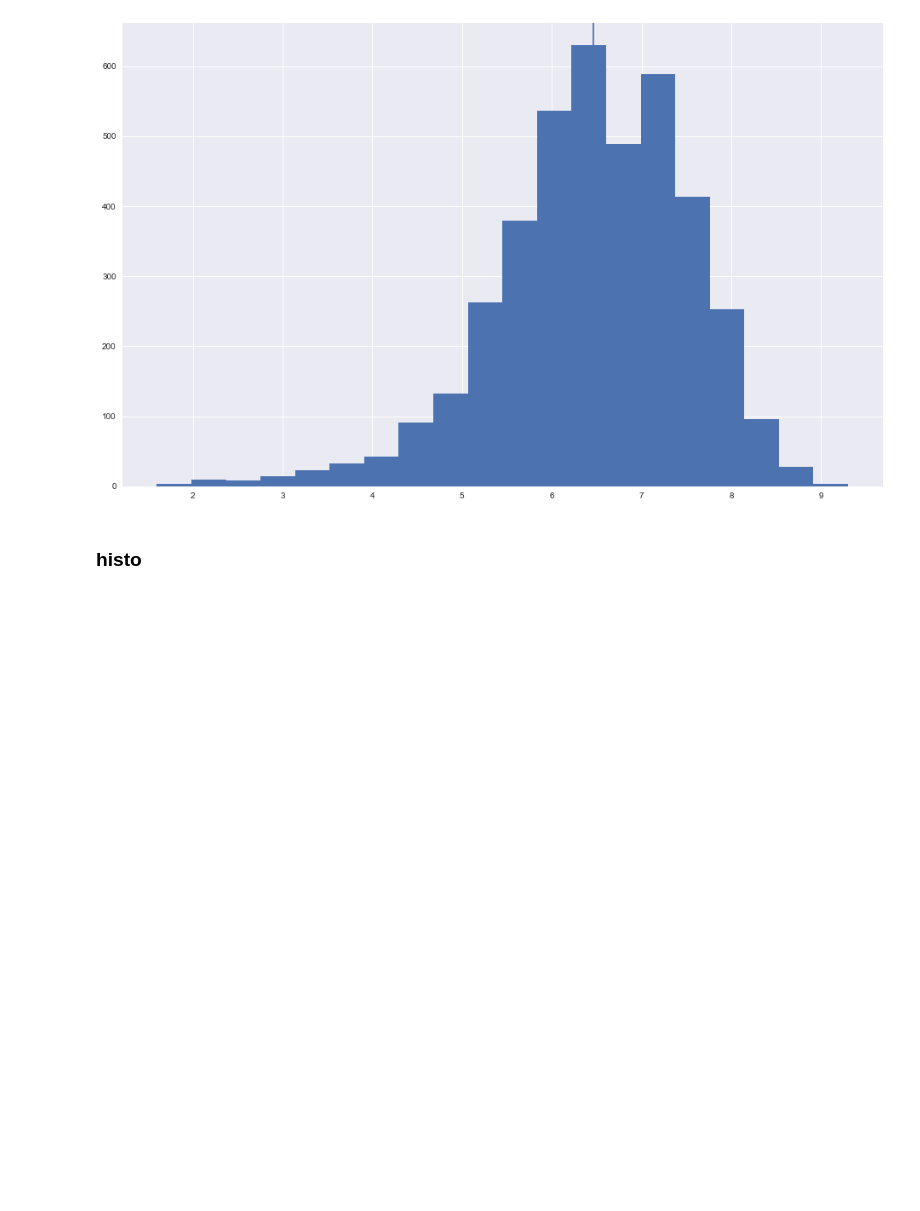
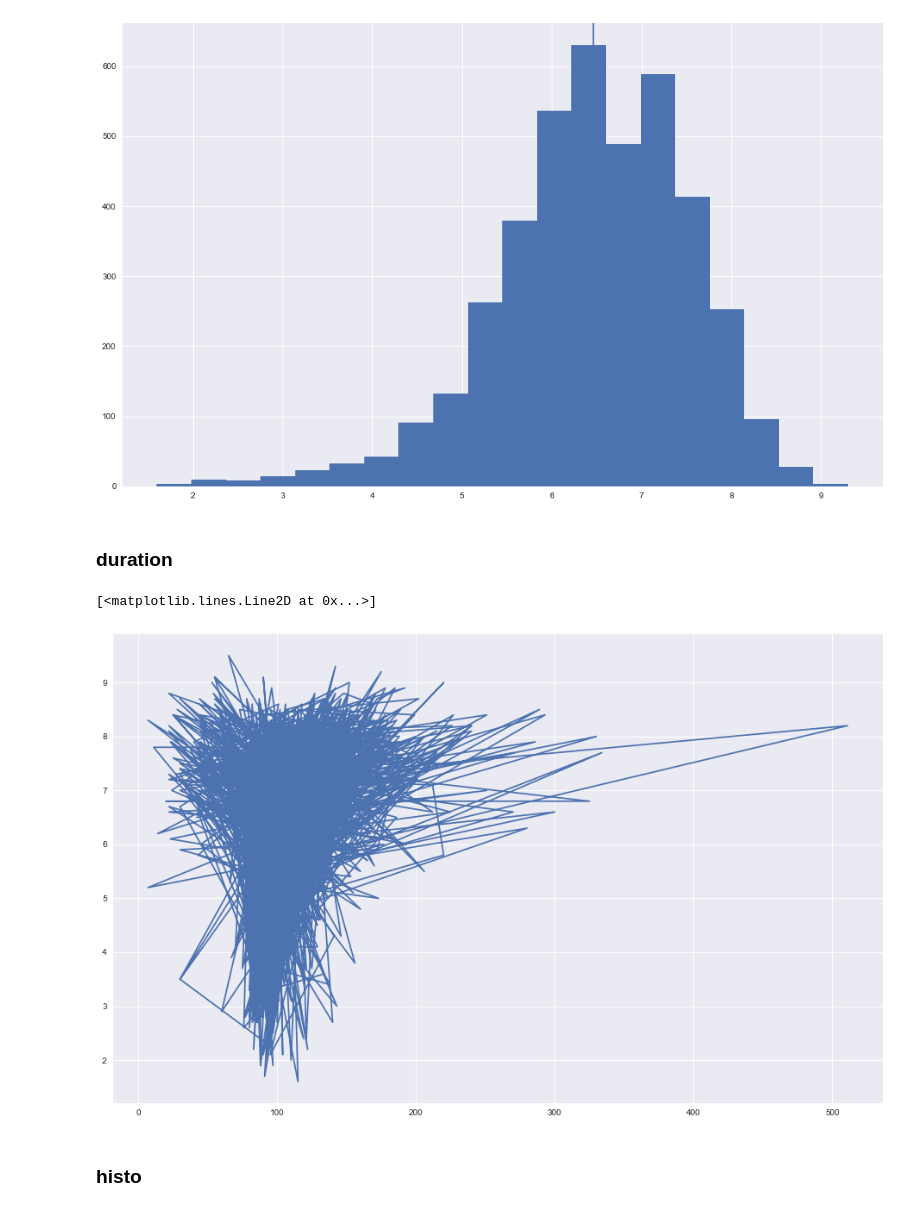
Before and after one commit to DROMZEE/imdb_5000_Movie_Dataset, a Jupyter notebook: imdb_5000_Movie_Dataset.ipynb, the cells around one changed output. Cells and saved outputs as stored; diff of their text form; code cells hidden in the pictures; blank space fills up the shorter version.

```diff
--- a/imdb_5000_Movie_Dataset.ipynb
+++ b/imdb_5000_Movie_Dataset.ipynb
@@ -410,6 +452,13 @@ ax.axvline(data.imdb_score.mean())
 # %% [output]
 <matplotlib.lines.Line2D at 0x...>
 [figure]
+# %% [markdown]
+### duration
+# %%
+plt.plot(data['duration'], data['imdb_score'])
+# %% [output]
+[<matplotlib.lines.Line2D at 0x...>]
+[figure, added]
 # %% [markdown]
 ### histo
 # %%
```
Also changed, not shown: parts of 71 cells of this notebook.
